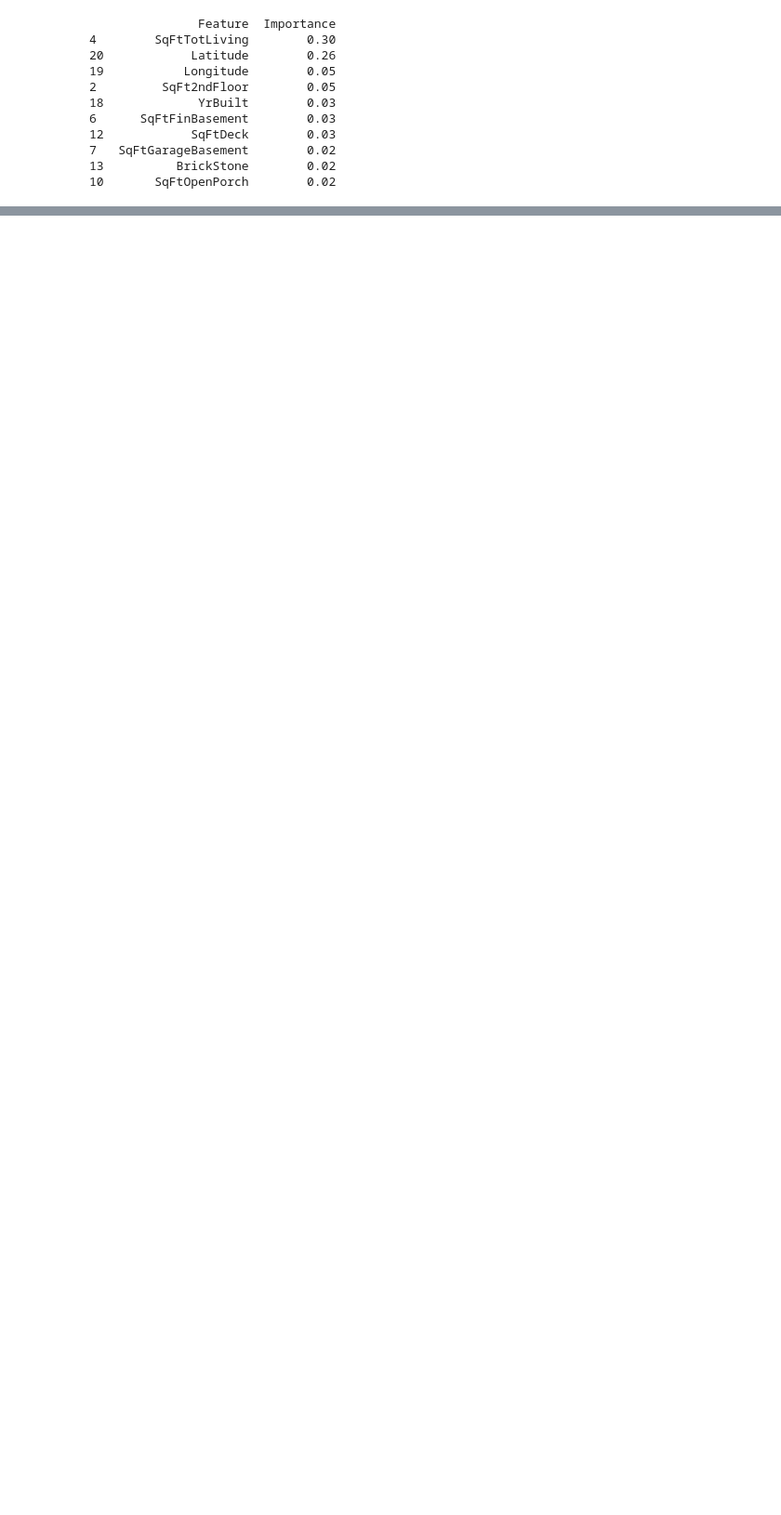
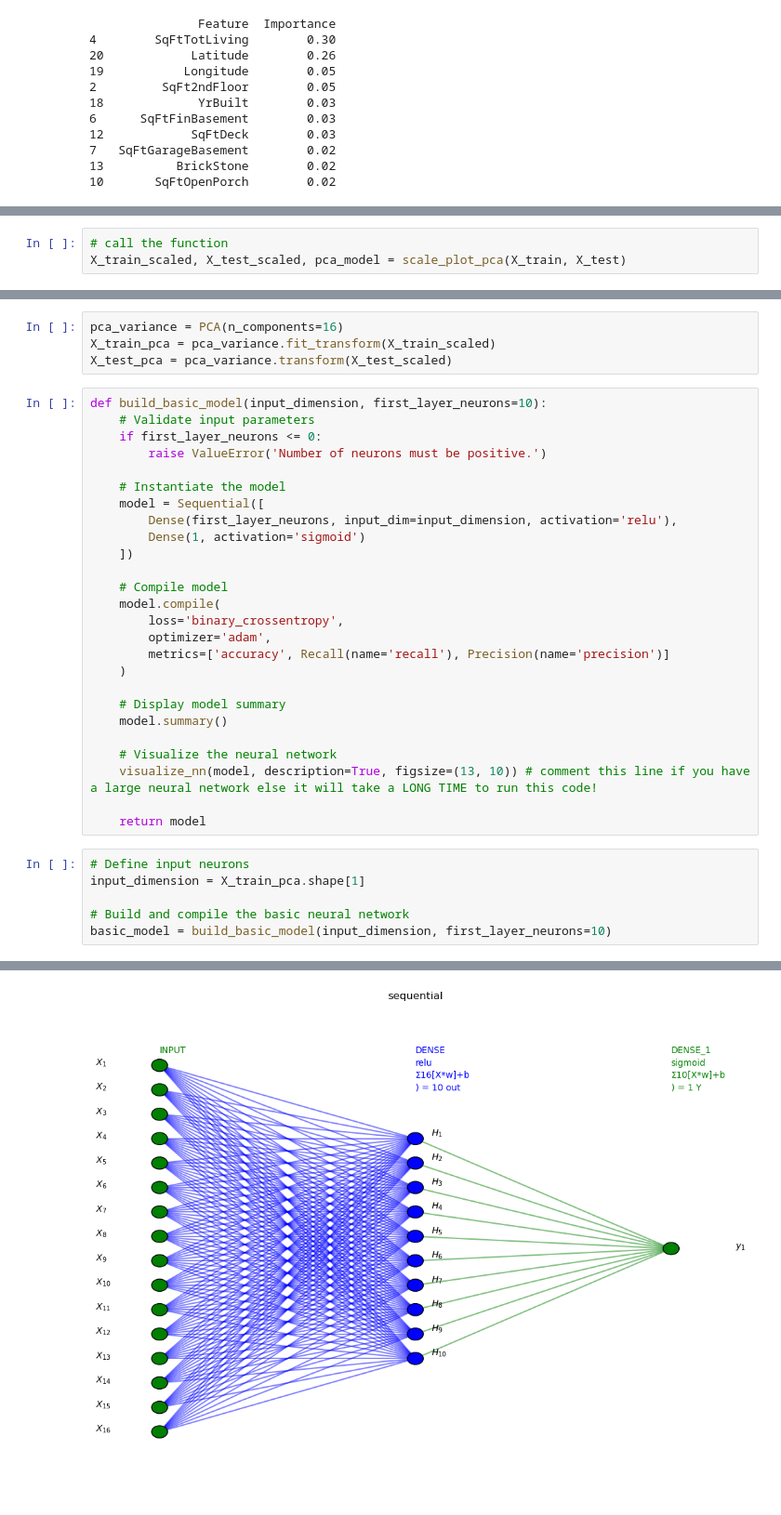
Before and after one commit to shintaronakamura28/Housing_sale_price_prediction, a Jupyter notebook: housing.ipynb, the cells around one changed output, grey strips where cells are left out. Shown at 93% size. Saved outputs shown, nothing was run; the diff lists cells and outputs as text; blank space fills up the shorter version.

```diff
--- a/housing.ipynb
+++ b/housing.ipynb
@@ -758,0 +997,3 @@ TypeError: All intermediate steps should be transformers and implement fit and t
+# %%
+# call the function
+X_train_scaled, X_test_scaled, pca_model = scale_plot_pca(X_train, X_test)
@@ -758,0 +1236,37 @@ TypeError: All intermediate steps should be transformers and implement fit and t
+# %%
+pca_variance = PCA(n_components=16)
+X_train_pca = pca_variance.fit_transform(X_train_scaled)
+X_test_pca = pca_variance.transform(X_test_scaled)
+# %%
+def build_basic_model(input_dimension, first_layer_neurons=10):
+    # Validate input parameters
+    if first_layer_neurons <= 0:
+        raise ValueError('Number of neurons must be positive.')
+
+    # Instantiate the model
+    model = Sequential([
+        Dense(first_layer_neurons, input_dim=input_dimension, activation='relu'),
+        Dense(1, activation='sigmoid')
+    ])
+
+    # Compile model
+    model.compile(
+        loss='binary_crossentropy',
+        optimizer='adam',
+        metrics=['accuracy', Recall(name='recall'), Precision(name='precision')]
+    )
+
+    # Display model summary
+    model.summary()
+
+    # Visualize the neural network
+    visualize_nn(model, description=True, figsize=(13, 10)) # comment this line if you have a large neural network else it will take a LONG TIME to run this code!
+
+    return model
+# %%
+# Define input neurons
+input_dimension = X_train_pca.shape[1]
+
+# Build and compile the basic neural network
+basic_model = build_basic_model(input_dimension, first_layer_neurons=10)
+# %% [output]
@@ -758,0 +1286 @@ TypeError: All intermediate steps should be transformers and implement fit and t
+[figure, added]
```
Also changed, not shown: parts of 29 cells of this notebook.
